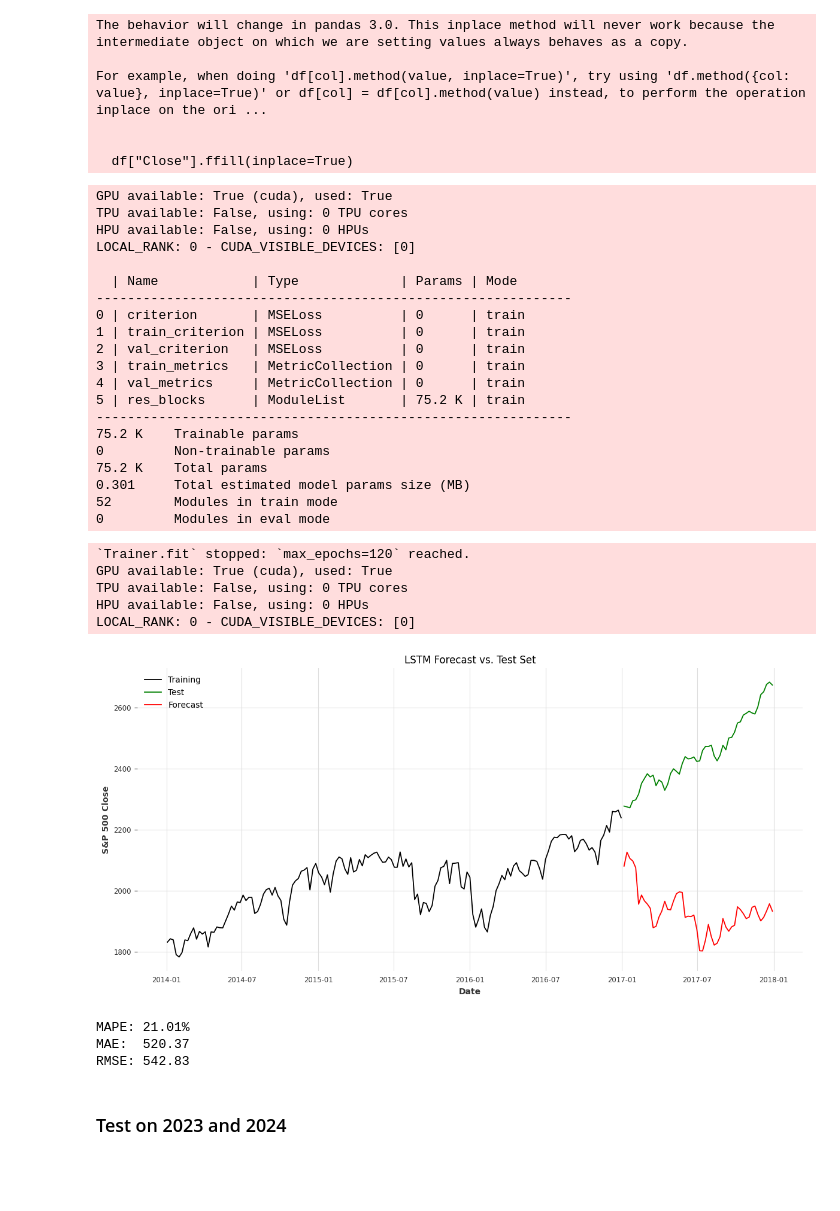
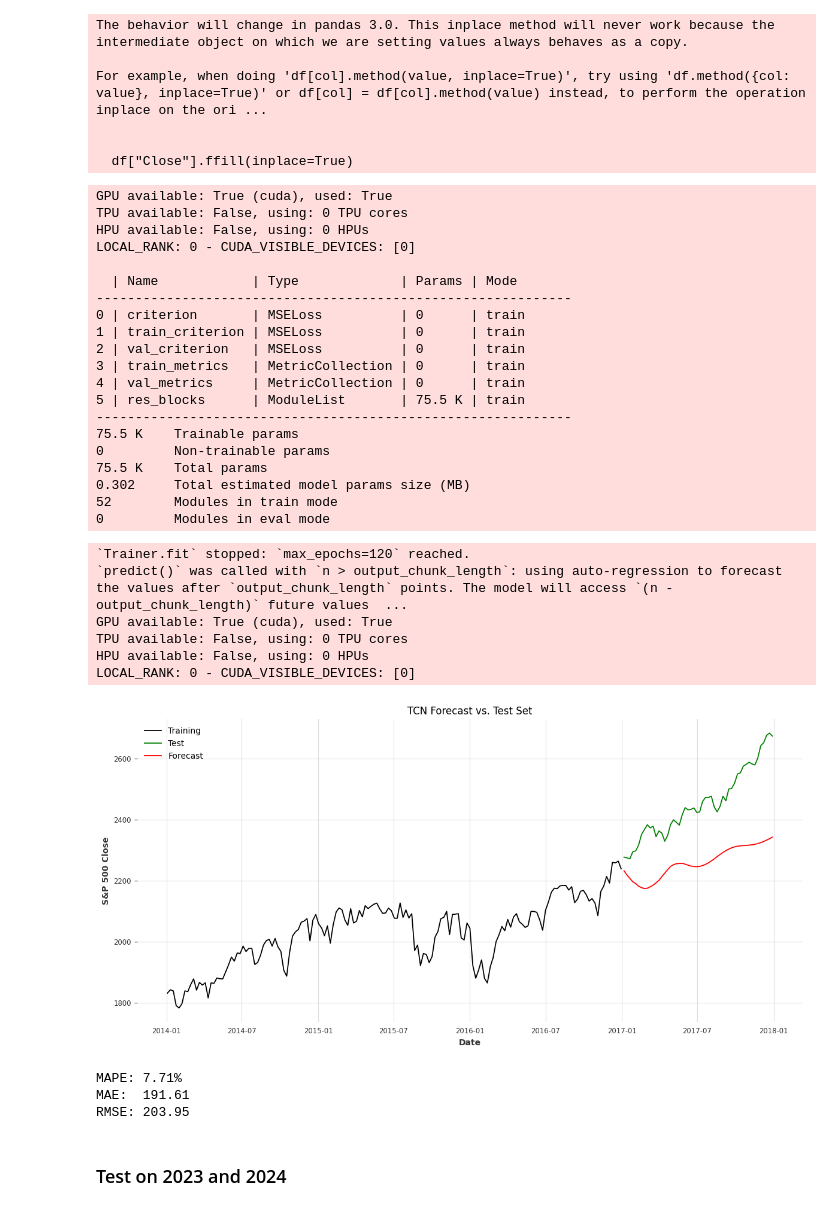
Before and after one commit to Isra3750/Time_series_forecasting_eval_SP500, a Jupyter notebook: Sp500/TCN_sp500.ipynb, the cells around one changed output. Saved outputs shown, nothing was run; the diff lists cells and outputs as text; code cells hidden in the pictures; blank space fills up the shorter version.

```diff
--- a/Sp500/TCN_sp500.ipynb
+++ b/Sp500/TCN_sp500.ipynb
@@ -16,6 +16,7 @@ sp500 = yf.Ticker("^GSPC")
 df = sp500.history(start="2010-01-01", end="2017-12-31")[["Close"]].dropna()
 df.index = pd.to_datetime(df.index).tz_localize(None)
 
+# reindex and ffill
 all_bd = pd.date_range(df.index.min(), df.index.max(), freq="B")
 df = df.reindex(all_bd)
 df["Close"].ffill(inplace=True)
@@ -29,14 +30,27 @@ series = TimeSeries.from_series(
     freq="W"
 )
 
-series = fill_missing_values(series) # fill missing values
+# fill missing values
+series = fill_missing_values(series)
+
+# Create weekly time covariate
+time_vals = pd.Series(np.arange(len(series)), index=series.time_index)
+covariate = TimeSeries.from_series(time_vals, freq="W")
 
 # split into train (up to 2012-2016) and test (2017)
 train_ts, test_ts = series.split_before(pd.Timestamp("2017-01-01"))
+train_cov, test_cov = covariate.split_before(pd.Timestamp("2017-01-01"))
 
-scaler       = Scaler()                              # name, params internally managed
-train_scaled = scaler.fit_transform(train_ts)        # fit on train
-test_scaled  = scaler.transform(test_ts)             # same transform on test
+# Scale both target and covariate
+scaler = Scaler()
+train_scaled = scaler.fit_transform(train_ts) # scale train, no to scale test
+
+cov_scaler = Scaler()
+train_cov_s= cov_scaler.fit_transform(train_cov)
+test_cov_s = cov_scaler.transform(test_cov)
+
+# create full covariate by concatenating train and test
+full_cov_scaled = train_cov_s.concatenate(test_cov_s)
 # %% [output]
 The behavior will change in pandas 3.0. This inplace method will never work because the intermediate object on which we are setting values always behaves as a copy.
 
@@ -45,10 +59,10 @@ For example, when doing 'df[col].method(value, inplace=True)', try using 'df.met
 
   df["Close"].ffill(inplace=True)
 # %%
-# Instantiate and train the Random Forest model with 12 lags
+# Instantiate and train the model
 model = TCNModel(
-    input_chunk_length=60,
-    output_chunk_length=5,
+    input_chunk_length=52,
+    output_chunk_length=1,
     kernel_size=3,
     num_filters=64,
     num_layers=4,
@@ -68,8 +82,19 @@ model = TCNModel(
 
 # fit and forecast
 h = len(test_ts)
-model.fit(train_scaled, verbose=True)
-forecast_scaled = model.predict(n=h)
+model.fit(
+    train_scaled,
+    past_covariates=train_cov_s,
+    verbose=True
+)
+
+# Forecast 2017 recursively, feeding the full covariate as past_covariates
+forecast_scaled = model.predict(
+    n=h,
+    series=train_scaled,
+    past_covariates=full_cov_scaled
+)
+
 forecast = scaler.inverse_transform(forecast_scaled)
 # %% [output]
 GPU available: True (cuda), used: True
@@ -84,15 +109,16 @@ LOCAL_RANK: 0 - CUDA_VISIBLE_DEVICES: [0]
 2 | val_criterion   | MSELoss          | 0      | train
 3 | train_metrics   | MetricCollection | 0      | train
 4 | val_metrics     | MetricCollection | 0      | train
-5 | res_blocks      | ModuleList       | 75.2 K | train
+5 | res_blocks      | ModuleList       | 75.5 K | train
 -------------------------------------------------------------
-75.2 K    Trainable params
+75.5 K    Trainable params
 0         Non-trainable params
-75.2 K    Total params
-0.301     Total estimated model params size (MB)
+75.5 K    Total params
+0.302     Total estimated model params size (MB)
 52        Modules in train mode
 0         Modules in eval mode
 `Trainer.fit` stopped: `max_epochs=120` reached.
+`predict()` was called with `n > output_chunk_length`: using auto-regression to forecast the values after `output_chunk_length` points. The model will access `(n - output_chunk_length)` future values  ...
 GPU available: True (cuda), used: True
 TPU available: False, using: 0 TPU cores
 HPU available: False, using: 0 HPUs
@@ -100,27 +126,27 @@ LOCAL_RANK: 0 - CUDA_VISIBLE_DEVICES: [0]
 # %%
 # get only the part of train_ts from 2014-01-01 onward
 train_slice = train_ts.slice(pd.Timestamp("2014-01-01"), train_ts.end_time())
 
 # plot train, test, and forecast
 plt.figure(figsize=(12, 6))
 plt.plot(train_slice.time_index, train_slice.values(), label="Training")
 plt.plot(test_ts.time_index, test_ts.values(), label="Test", color="green")
 plt.plot(forecast.time_index, forecast.values(), label="Forecast", color="red")
 
-plt.title("LSTM Forecast vs. Test Set")
+plt.title("TCN Forecast vs. Test Set")
 plt.xlabel("Date")
 plt.ylabel("S&P 500 Close")
 plt.legend()
 plt.tight_layout()
 plt.show()
 
 print(f"MAPE: {mape(test_ts, forecast):.2f}%")
 print(f"MAE:  {mae(test_ts, forecast):.2f}")
 print(f"RMSE: {rmse(test_ts, forecast):.2f}\n")
 # %% [output]
-[figure, old version]
+[figure, new version]
-MAPE: 21.01%
-MAE:  520.37
-RMSE: 542.83
+MAPE: 7.71%
+MAE:  191.61
+RMSE: 203.95
 # %% [markdown]
 ### Test on 2023 and 2024
```
Also changed, not shown: parts of 8 cells of this notebook, 6 other files.
